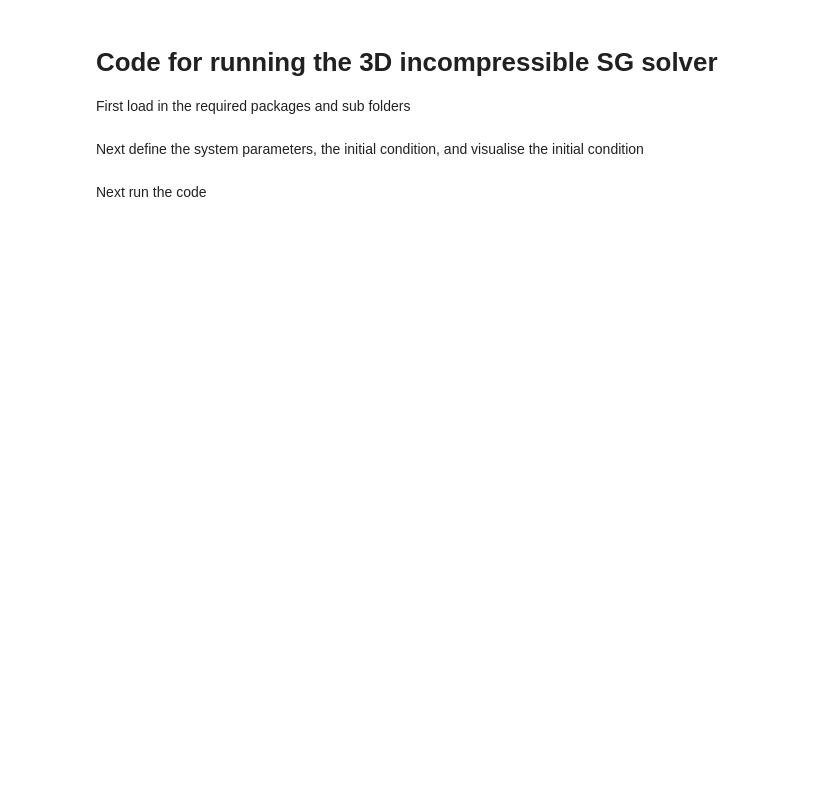
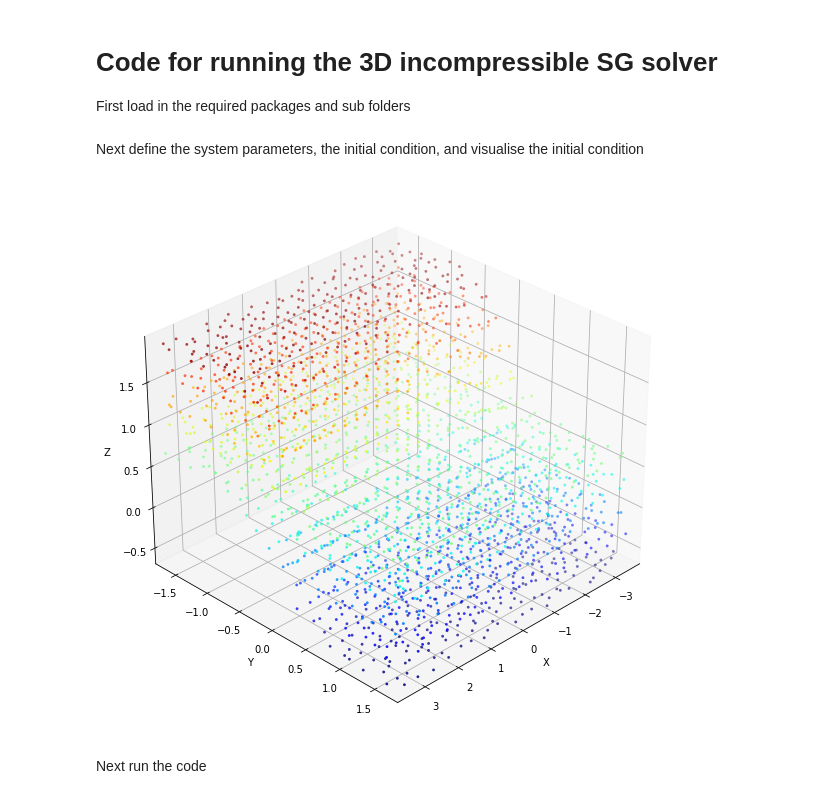
Before and after one commit to thelavier/3DIncompressibleSG, a Jupyter notebook: RunCode.ipynb, the cells around one changed output. Cells and saved outputs as stored; diff of their text form; code cells hidden in the pictures; blank space fills up the shorter version.

```diff
--- a/RunCode.ipynb
+++ b/RunCode.ipynb
@@ -22,43 +22,45 @@ per_tol = 1e-3 # Percent tolerance
 per_x = True # Set the periodicity of X
 per_y = False # Set the periodicity of Y
 per_z = False # Set the periodicity of Z
-tf = 10 # Final time
-Ndt = 800 # Number of timesteps
+tf = 5 # Final time
+Ndt = 200 # Number of timesteps
 
 # Define the parameters and initialize an artifical initial condition
 
 #N = 1000
 #Z = ic.create_artificial_initial(N, box[0] + 0.1, box[1] + 0.1, box[2] + 0.1, box[3] - 0.1, box[4] - 0.1, box[5] - 0.1, 'lattice', 0.85) #Create an artificial initial condition that is a lattice with a sine perturbation
 
 # Define the parameters and initialize an initial condition that is a perturbation of a steady background state
 
 # N = 1000
 # B = np.array([[6, 2, 3], [2, 6, 5], [3, 5, 6]]) #Create background steady state
 # Z = ic.create_ss_initial(N, B, box, 'Thermal Sine') #Initial seed positions as a perturbation of a steady state
 
 # Define the parameters and initialize an initial condition that is an isolated cyclone
 
-NumCol = 1024 # Number of columns used
-NumRow = 7 # Number of points in each column between the max and min temperature
+NumCol = 529 # Number of columns used
+NumRow = 5 # Number of points in each column between the max and min temperature
 N = NumCol * NumRow # Total number of seeds
 A = 0 # Shear parameter can either be 0 or 0.1
 Z = ic.create_cyc_initial(NumCol, NumRow, box, A, per_x, per_y, per_z) #Initial seed positions for an isolated cyclone with no shear, shear can be set to 0.1
 
 # Plot the initial condition
 
 fig = plt.figure()
 fig.set_size_inches(10, 10, True)
 ax = fig.add_subplot(projection='3d')
 ax.scatter(Z[:,0], Z[:,1], Z[:,2], c = Z[:,2], cmap = 'jet', edgecolor = 'none', s = 8) #Points colored based on their 3rd component i.e. temperature
 ax.set_xlim([np.min(Z[:,0]), np.max(Z[:,0])])
 ax.set_ylim([np.min(Z[:,1]), np.max(Z[:,1])])
 ax.set_zlim([np.min(Z[:,2]), np.max(Z[:,2])])
 ax.set_xlabel('X')
 ax.set_ylabel('Y')
 ax.set_zlabel('Z')
 ax.view_init(elev = 30, azim = 45) #Viewing angle on the inital conditions
 
 plt.show()
+# %% [output]
+[figure, added]
 # %% [markdown]
 Next run the code
 # %%
```
Also changed, not shown: parts of 2 cells of this notebook, 4 other files.
